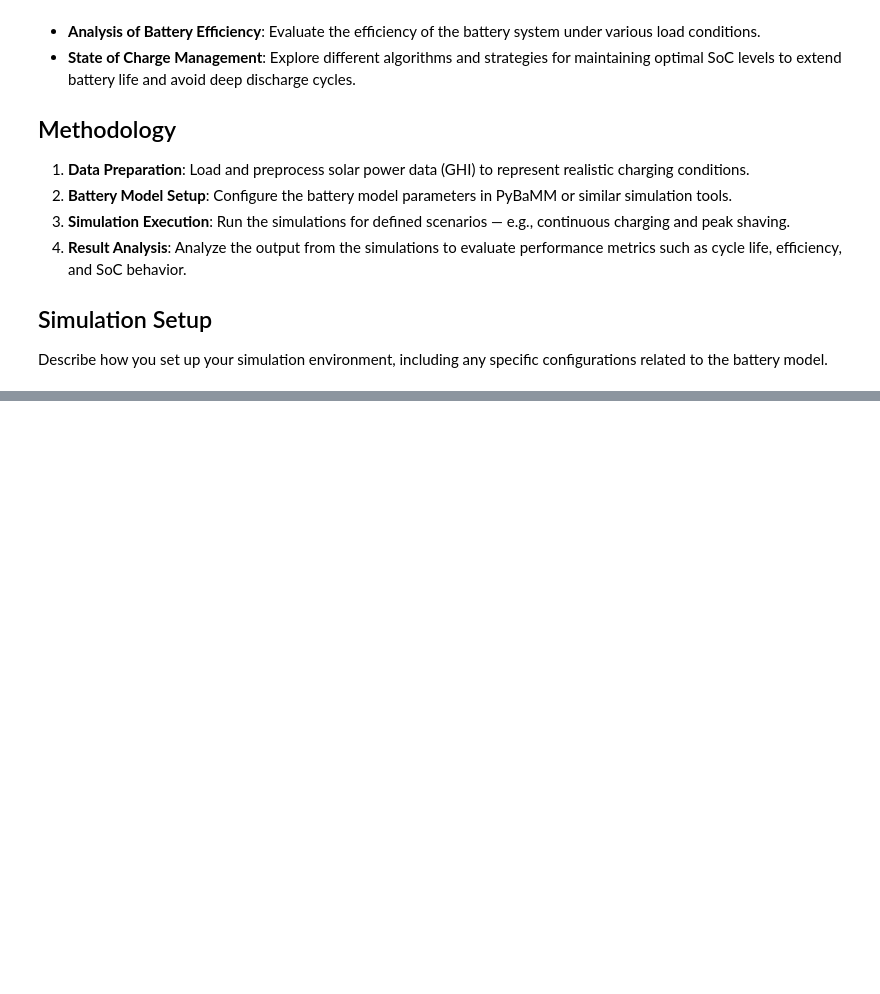
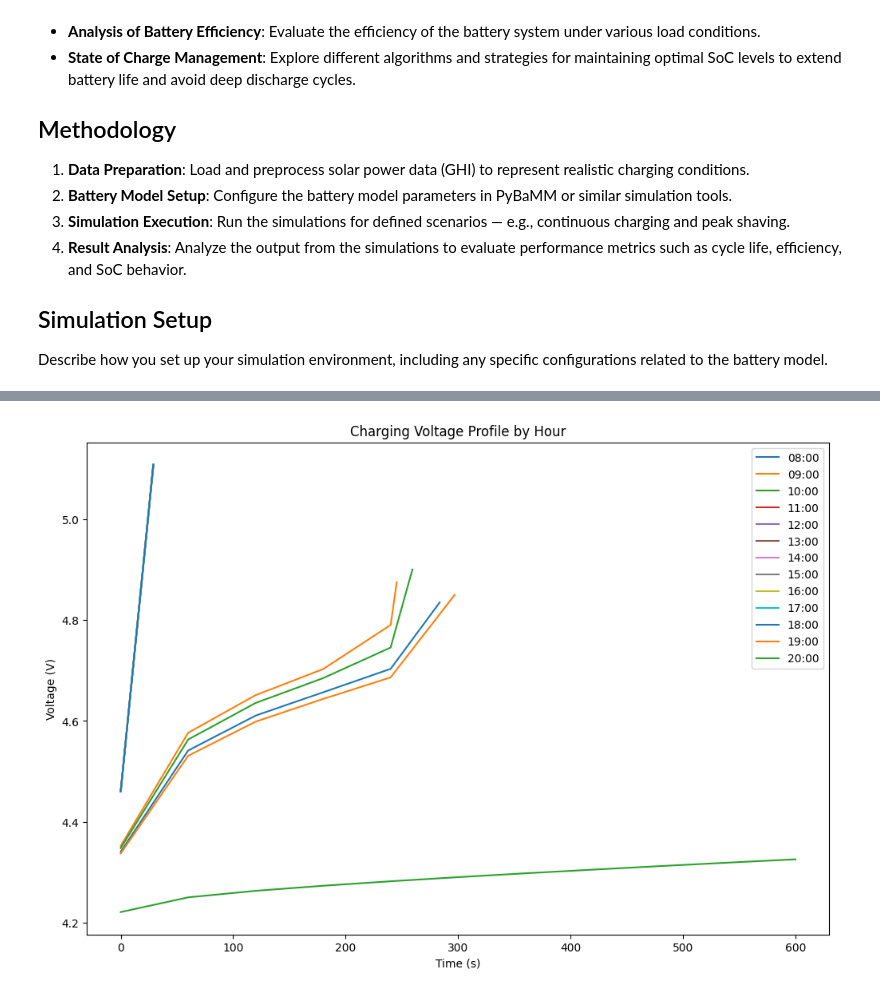
Before and after one commit to wilydingus/solar-storage-microgrid-sim, a Jupyter notebook: main-prototype.ipynb, the cells around one changed output, grey strips where cells are left out. Saved outputs shown, nothing was run; the diff lists cells and outputs as text; code cells hidden in the pictures; blank space fills up the shorter version.

Commit message:
Filled in read me and finalized initial battery read out attempt

```diff
--- a/main-prototype.ipynb
+++ b/main-prototype.ipynb
@@ -221,23 +187,29 @@ import pybamm
 from pybamm import ParameterValues
 
 # Load the default parameter set for a lithium iron phosphate battery
-params = ParameterValues(chemistry=pybamm.parameter_sets.Chen2020)
+parameter_values = pybamm.ParameterValues("Chen2020")
+
 
 # Update parameters based on SL-1000 specifications
 params.update({
-    "Nominal cell capacity [A.h]": 1000 / 36.4,  # Total capacity / Nominal voltage to get Amp-hours
-    "Nominal cell voltage [V]": 36.4,
+    "Nominal cell capacity [A.h]": 26.4,  # Total capacity / Nominal voltage to get Amp-hours
+    "Nominal cell voltage [V]": 38.4,
     "Maximum continuous charge current [A]": 15,
     "Maximum continuous discharge current [A]": 15,
     "Lower voltage cut-off [V]": 22,
     "Upper voltage cut-off [V]": 45,
     "Ambient temperature [K]": 25 + 273.15,  # Assuming room temperature for baseline
-    "Number of cells connected in series": 10,  # Estimated based on nominal voltage, adjust as necessary
-    "Number of cells connected in parallel": 3,  # Estimated based on capacity, adjust as necessary
+    # "Number of cells connected in series": 13,  # based on nominal voltage divided by average lfp cell
+    # "Number of cells connected in parallel": 10,  # based on capacity divided by average lfp cell
     "Cell cooling surface area [m2]": 0.1,  # Estimated, adjust based on actual measurements
     "Cell thermal conductivity [W.m-1.K-1]": 1,  # Typical for LiFePO4
-    "Thermal model": "lumped",
 })
 
 # Choose a battery model
 model = pybamm.lithium_ion.SPMe()
+sim = pybamm.Simulation(model, parameter_values=parameter_values)
+# experiment = pybamm.Experiment(["Charge at 15 Amps until 4.2 Voltage per cell", "Rest for 1 hour", "Discharge at 15 A until 2.5 V per cell", "Rest for 1 hour"], period="1 minute")
+solution = sim.solve()
+
+# Visualization
+pybamm.dynamic_plot(solution)
@@ -336,0 +268,61 @@ TypeError: ParameterValues.__init__() missing 1 required positional argument: 'v
+# %%
+import pybamm
+import numpy as np
+import matplotlib.pyplot as plt
+
+
+# Update upper voltage cut-off based on your battery's specification
+parameter_values.update({
+    'Upper voltage cut-off [V]': 4.1  # Set according to your battery's spec
+})
+
+# DC output data (example)
+# Your provided DC output data
+dc_output_data = {
+    "08:00": 21.664111,
+    "09:00": 24.320714,
+    "10:00": 23.297100,
+    "11:00": 86.358393,
+    "12:00": 56.247784,
+    "13:00": 55.327970,
+    "14:00": 59.480572,
+    "15:00": 76.905835,
+    "16:00": 115.583169,
+    "17:00": 89.392910,
+    "18:00": 63.932679,
+    "19:00": 20.889558,
+    "20:00": 3.359015
+}
+
+nominal_voltage = 3.7  # Adjust this as per your battery specs
+
+# Store solutions for each hour
+solutions = []
+
+# Run simulations for each hour
+for hour, power in dc_output_data.items():
+    current = power / nominal_voltage
+    if current > 15:  # assuming 15 A is your charge current limit
+        current = 15
+
+    # experiment = pybamm.Experiment([
+    #     f"Charge at {current} A until 4.1 V",  # Charging till just under the voltage limit
+    # ])
+    experiment = pybamm.Experiment([
+        f"Charge at {current} A for 10 minutes",  # Charging till just under the voltage limit
+    ])
+
+    sim = pybamm.Simulation(model, experiment=experiment, parameter_values=parameter_values)
+    solution = sim.solve()
+    solutions.append((hour, solution))
+
+# Plot results
+plt.figure(figsize=(12, 8))
+for hour, solution in solutions:
+    plt.plot(solution["Time [s]"].entries, solution["Terminal voltage [V]"].entries, label=hour)
+plt.xlabel('Time (s)')
+plt.ylabel('Voltage (V)')
+plt.title('Charging Voltage Profile by Hour')
+plt.legend()
+plt.show()
+# %% [output]
@@ -336,0 +346 @@ TypeError: ParameterValues.__init__() missing 1 required positional argument: 'v
+[figure, added]
```
Also changed, not shown: parts of 9 cells of this notebook, 1 other file.
